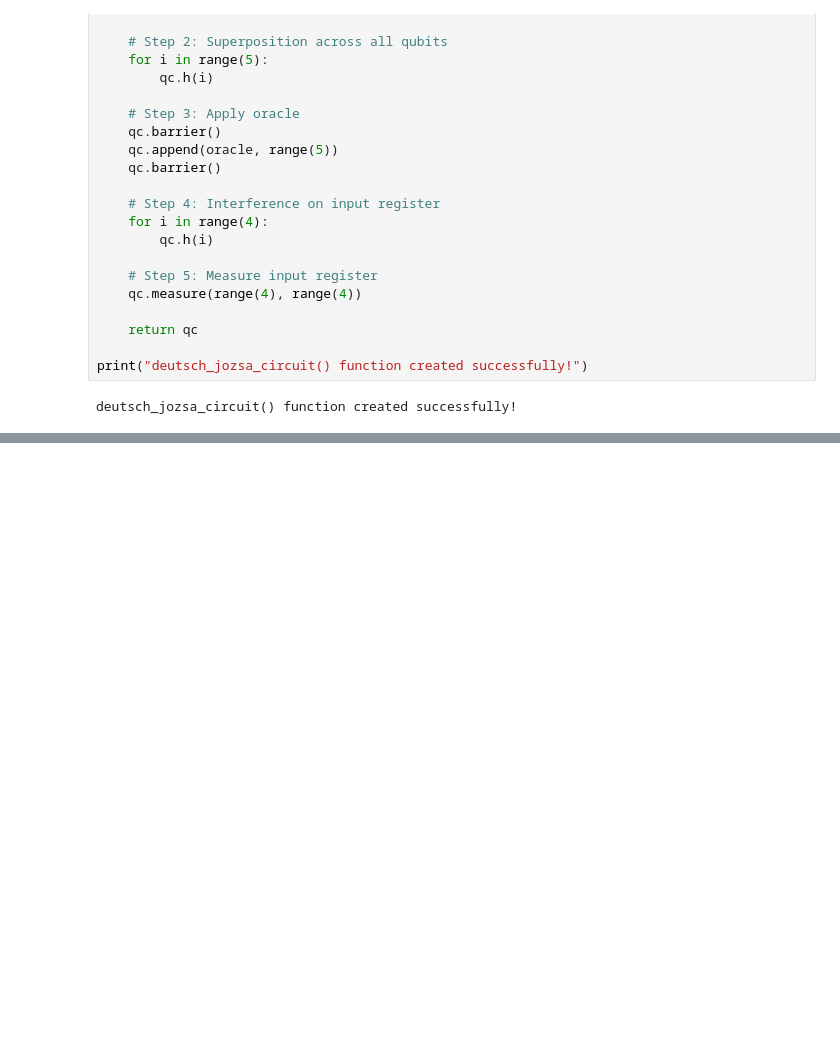
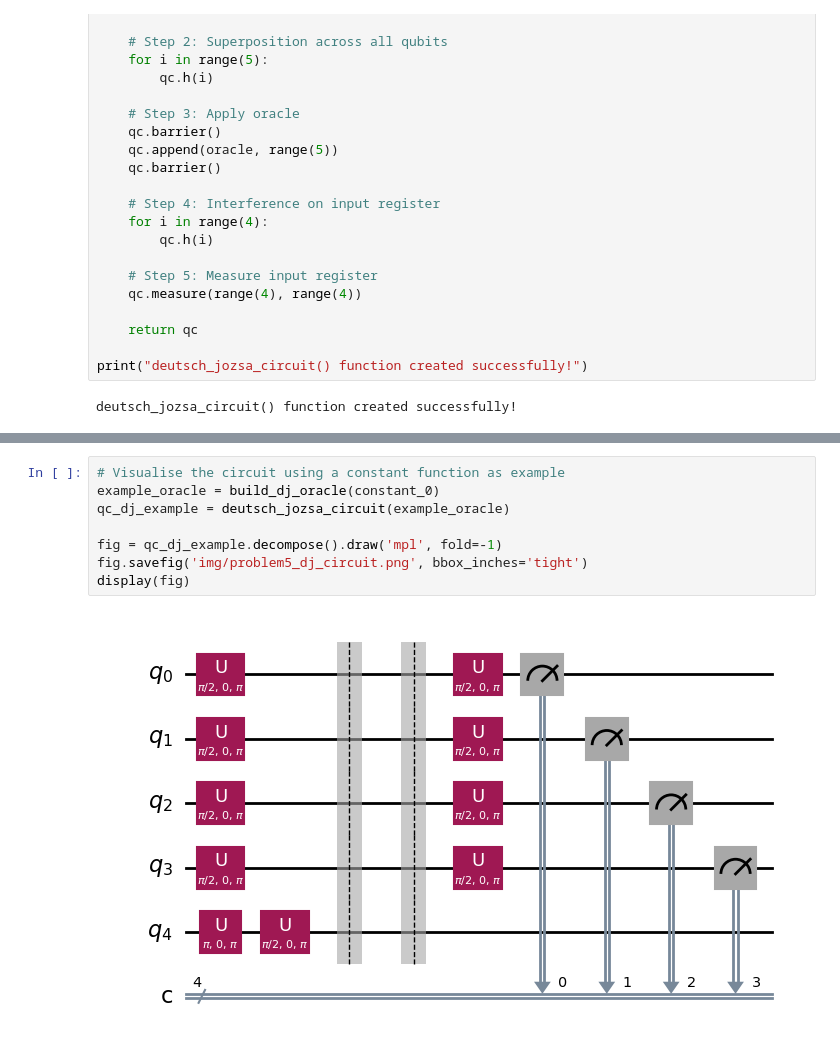
Before and after one commit to mohelmahi02/emerging-technologies, a Jupyter notebook: problems.ipynb, the cells around one changed output, grey strips where cells are left out. Saved outputs shown, nothing was run; the diff lists cells and outputs as text; blank space fills up the shorter version.

Commit message:
Add Deutsch-Jozsa circuit visualisation

```diff
--- a/problems.ipynb
+++ b/problems.ipynb
@@ -860,3 +860,13 @@ Measurement counts: {'0100': 64, '0001': 248, '1111': 70, '0111': 256, '0011': 6
 Result: BALANCED
 
 =======================================================
+# %%
+# Visualise the circuit using a constant function as example
+example_oracle = build_dj_oracle(constant_0)
+qc_dj_example = deutsch_jozsa_circuit(example_oracle)
+
+fig = qc_dj_example.decompose().draw('mpl', fold=-1)
+fig.savefig('img/problem5_dj_circuit.png', bbox_inches='tight')
+display(fig)
+# %% [output]
+[figure, added]
```
Also changed, not shown: parts of 3 cells of this notebook, 1 other file.
